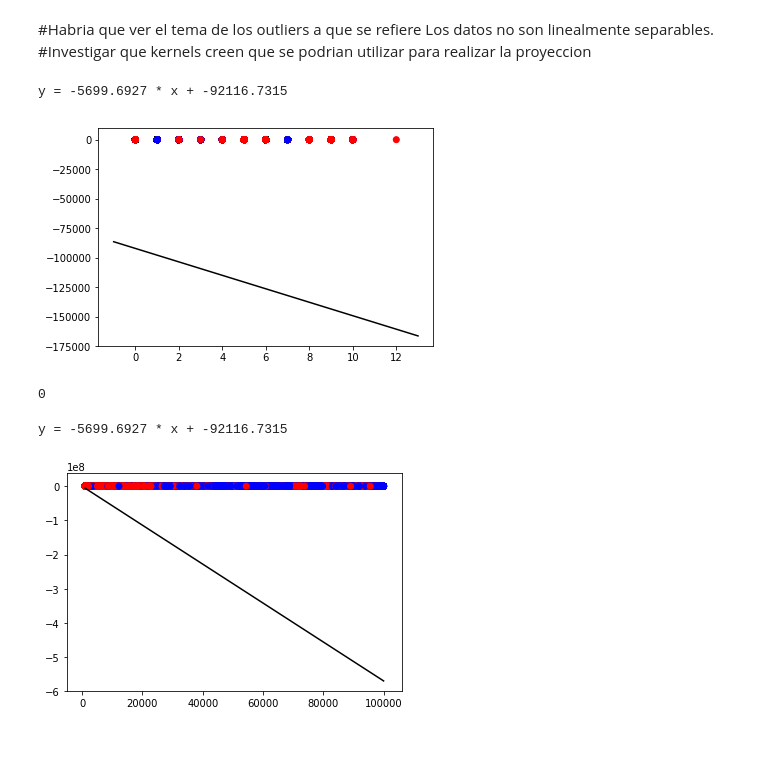
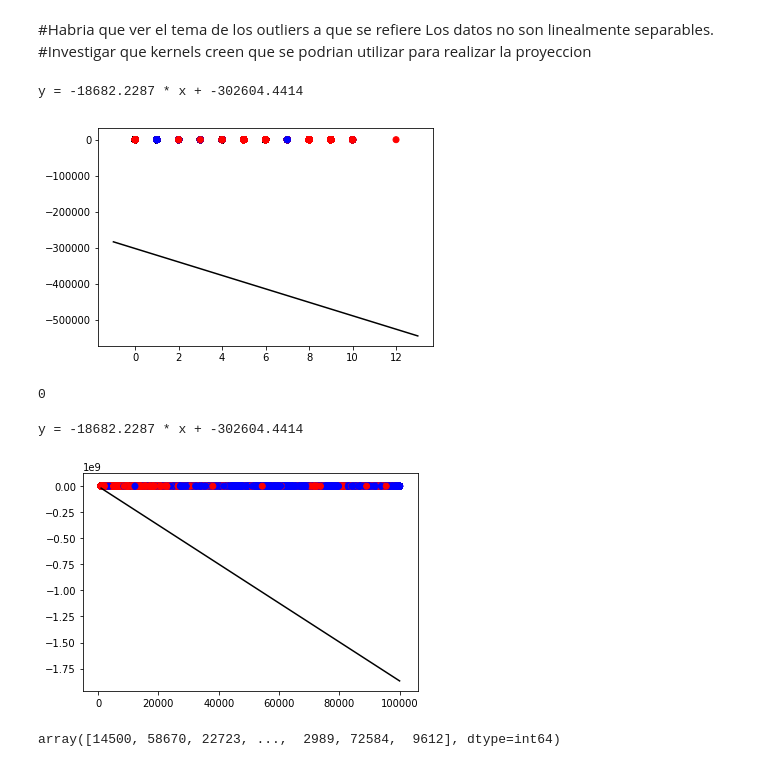
Before and after one commit to cnoeliachaves/diplodatos, a Jupyter notebook: mentoria/practico4.ipynb, the cells around one changed output. Drawn from its saved outputs; the diff is of its cells as text; code cells hidden in the pictures.

```diff
--- a/mentoria/practico4.ipynb
+++ b/mentoria/practico4.ipynb
@@ -370 +342,4 @@ Y
+# %%
+from sklearn.model_selection import train_test_split
+X_train, X_test, y_train, y_test = train_test_split(X, Y, test_size = 0.20)
 # %%
@@ -402,8 +378,10 @@ plt.scatter(X[['receiver_zipcode']], X[['receiver_zipcode']], c=col);
 # %%
-#clf = sklearn.svm.LinearSVC()
 from sklearn.svm import SVC
-svm = SVC(kernel='linear', C=1, random_state=0)
-clf.fit(X, Y)
+clf = sklearn.svm.LinearSVC()
+#svm = SVC(kernel='linear')
+clf.fit(X_train, y_train)
+#svm.fit(X, Y['shipment_days_byclass'].values)
+#svm.fit(X, Y)
 # %% [output]
 LinearSVC(C=1.0, class_weight=None, dual=True, fit_intercept=True,
      intercept_scaling=1, loss='squared_hinge', max_iter=1000,
@@ -418,10 +396,11 @@ Los datos no son linealmente separables.
 #clf = OneClassSVM(gamma='auto').fit(X)
 #clf.predict(X)
 # %%
+#chequear la recta
 w = clf.coef_[0]
 a = -w[0] / w[1]
 b = - clf.intercept_[0] / w[1]
-xx = np.linspace(numpy.amin(X[['service']].to_numpy()) - 1, numpy.amax(X[['service']].to_numpy()) + 1)
+xx = np.linspace(np.amin(X[['service']].to_numpy()) - 1, np.amax(X[['service']].to_numpy()) + 1)
 yy = a * xx + b
 
 plt.plot(xx, yy, 'k-', label="non weighted div")
@@ -429,6 +408,6 @@ plt.plot(xx, yy, 'k-', label="non weighted div")
 plt.scatter(X[['service']], X[['service']], c=col);
 print (("y = %.4f * x + %.4f") % (a, b))
 # %% [output]
-y = -5699.6927 * x + -92116.7315
+y = -18682.2287 * x + -302604.4414
-[figure, old version]
+[figure, new version]
 # %%
@@ -439,15 +418,15 @@ numpy.amin(X[['service']].to_numpy())
 # %%
 w = clf.coef_[0]
 a = -w[0] / w[1]
 b = - clf.intercept_[0] / w[1]
-xx = np.linspace(numpy.amin(X[['receiver_zipcode']].to_numpy()) - 1, numpy.amax(X[['receiver_zipcode']].to_numpy()) + 1)
+xx = np.linspace(np.amin(X[['receiver_zipcode']].to_numpy()) - 1, np.amax(X[['receiver_zipcode']].to_numpy()) + 1)
 yy = a * xx + b
 
 plt.plot(xx, yy, 'k-', label="non weighted div")
 #plt.scatter(X[:, 0], X[:, 1], c=Y, s=50, cmap=plt.cm.Spectral);
 plt.scatter(X[['receiver_zipcode']], X[['receiver_zipcode']], c=col);
 print (("y = %.4f * x + %.4f") % (a, b))
 # %% [output]
-y = -5699.6927 * x + -92116.7315
+y = -18682.2287 * x + -302604.4414
-[figure, old version]
+[figure, new version]
 # %%
@@ -455 +434,5 @@ import numpy as np
 import matplotlib.pyplot as plt
+# %%
+X['receiver_zipcode'].unique()
+# %% [output]
+array([14500, 58670, 22723, ...,  2989, 72584,  9612], dtype=int64)
```
Also changed, not shown: parts of 14 cells of this notebook, 2 other files.
